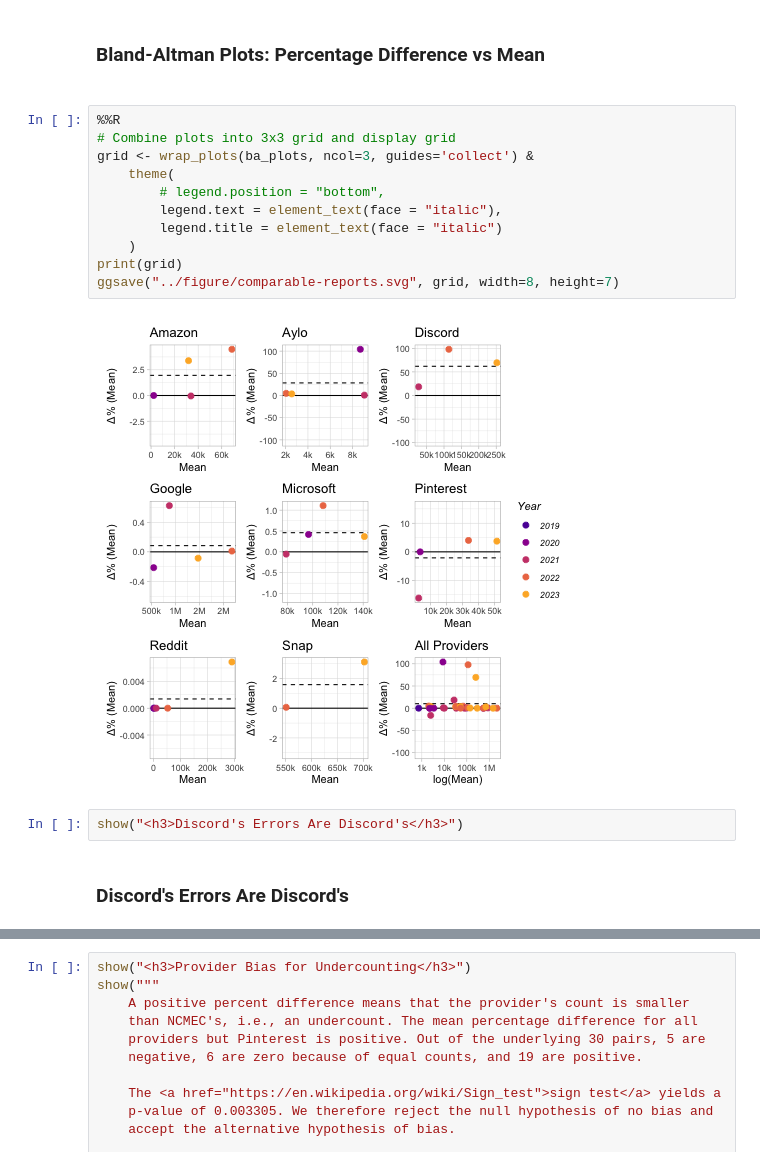
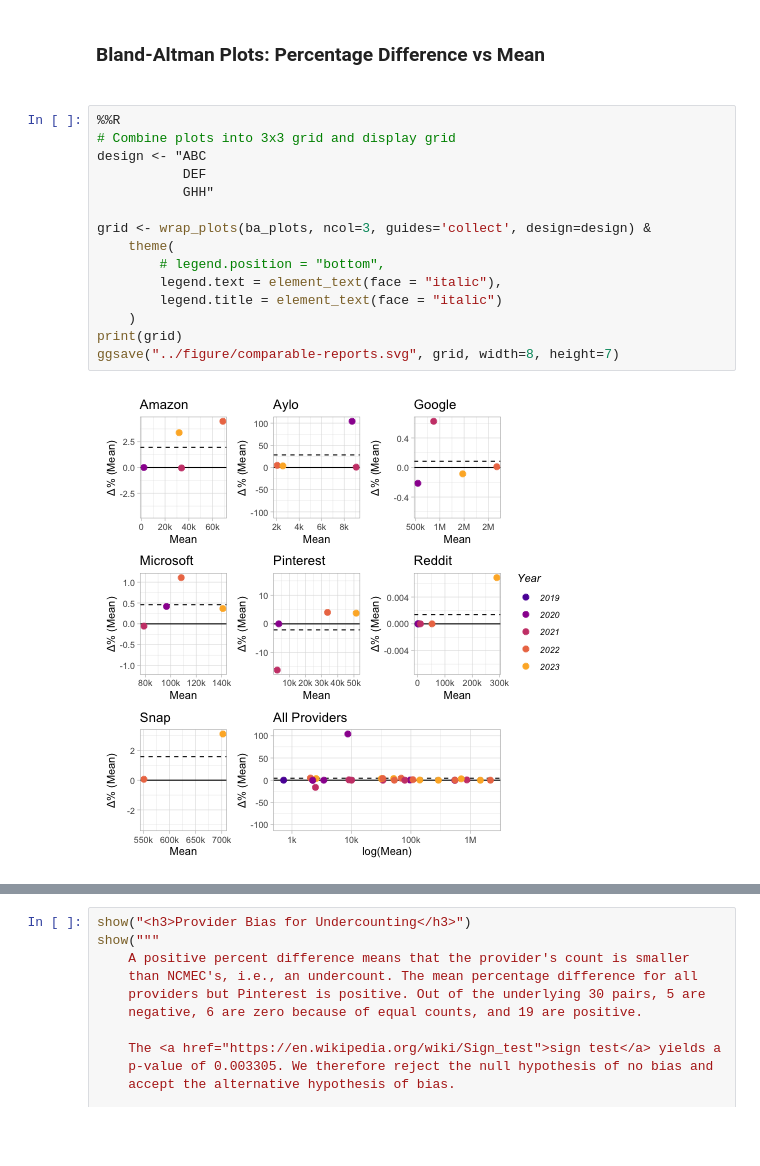
Before and after one commit to apparebit/diaphanous, a Jupyter notebook: analysis/platform.ipynb, the cells around one changed output, grey strips where cells are left out. Cells and saved outputs as stored; diff of their text form; blank space fills up the shorter version.

Commit message:
capture snapshot of latest figures and calculations

```diff
--- a/analysis/platform.ipynb
+++ b/analysis/platform.ipynb
@@ -637,17 +639,17 @@ Bland-Altman Plots: Percentage Difference vs Mean
 # %%
 %%R
 # Combine plots into 3x3 grid and display grid
-grid <- wrap_plots(ba_plots, ncol=3, guides='collect') &
+design <- "ABC
+           DEF
+           GHH"
+
+grid <- wrap_plots(ba_plots, ncol=3, guides='collect', design=design) &
     theme(
         # legend.position = "bottom",
         legend.text = element_text(face = "italic"),
         legend.title = element_text(face = "italic")
     )
 print(grid)
 ggsave("../figure/comparable-reports.svg", grid, width=8, height=7)
 # %% [output]
-[figure, old version]
+[figure, new version]
-# %%
-show("<h3>Discord's Errors Are Discord's</h3>")
-# %% [output]
-Discord's Errors Are Discord's
```
Also changed, not shown: parts of 6 cells of this notebook, 8 other files.
